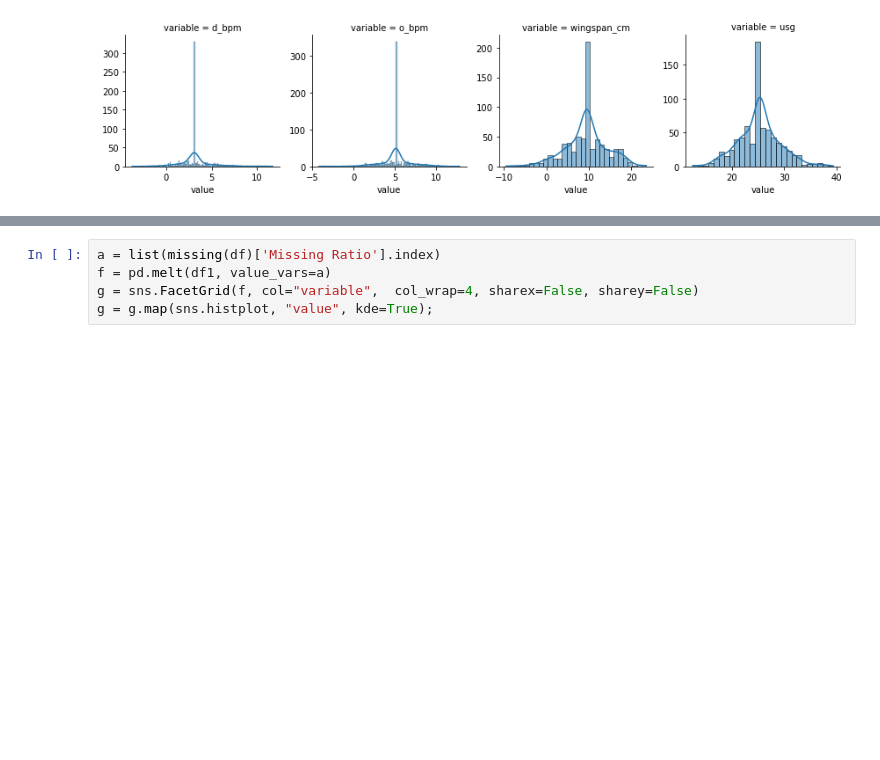
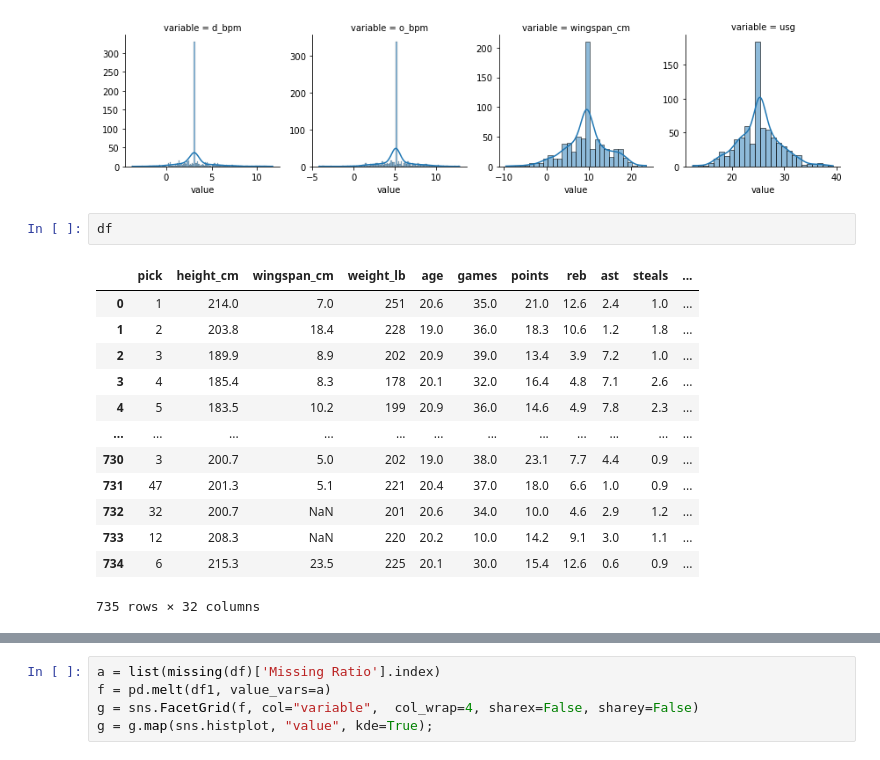
Before and after one commit to statxsphere/nba_draft, a Jupyter notebook: analysis_module/Regression - draft projections.ipynb, the cells around one changed output, grey strips where cells are left out. Cells and saved outputs as stored; diff of their text form; blank space fills up the shorter version.

```diff
--- a/analysis_module/Regression - draft projections.ipynb
+++ b/analysis_module/Regression - draft projections.ipynb
@@ -488,6 +485,22 @@ impute(df[a],'median')
 # %% [output]
 [figure]
 [figure]
+# %%
+df
+# %% [output]
+|  | pick | height_cm | wingspan_cm | weight_lb | age | games | points | reb | ast | steals | ... |
+| 0 | 1 | 214.0 | 7.0 | 251 | 20.6 | 35.0 | 21.0 | 12.6 | 2.4 | 1.0 | ... |
+| 1 | 2 | 203.8 | 18.4 | 228 | 19.0 | 36.0 | 18.3 | 10.6 | 1.2 | 1.8 | ... |
+| 2 | 3 | 189.9 | 8.9 | 202 | 20.9 | 39.0 | 13.4 | 3.9 | 7.2 | 1.0 | ... |
+| 3 | 4 | 185.4 | 8.3 | 178 | 20.1 | 32.0 | 16.4 | 4.8 | 7.1 | 2.6 | ... |
+| 4 | 5 | 183.5 | 10.2 | 199 | 20.9 | 36.0 | 14.6 | 4.9 | 7.8 | 2.3 | ... |
+| ... | ... | ... | ... | ... | ... | ... | ... | ... | ... | ... | ... |
+| 730 | 3 | 200.7 | 5.0 | 202 | 19.0 | 38.0 | 23.1 | 7.7 | 4.4 | 0.9 | ... |
+| 731 | 47 | 201.3 | 5.1 | 221 | 20.4 | 37.0 | 18.0 | 6.6 | 1.0 | 0.9 | ... |
+| 732 | 32 | 200.7 | NaN | 201 | 20.6 | 34.0 | 10.0 | 4.6 | 2.9 | 1.2 | ... |
+| 733 | 12 | 208.3 | NaN | 220 | 20.2 | 10.0 | 14.2 | 9.1 | 3.0 | 1.1 | ... |
+| 734 | 6 | 215.3 | 23.5 | 225 | 20.1 | 30.0 | 15.4 | 12.6 | 0.6 | 0.9 | ... |
+735 rows × 32 columns
 # %%
 from sklearn.linear_model import LinearRegression
 from sklearn.model_selection import KFold
```
Also changed, not shown: parts of 39 cells of this notebook.
